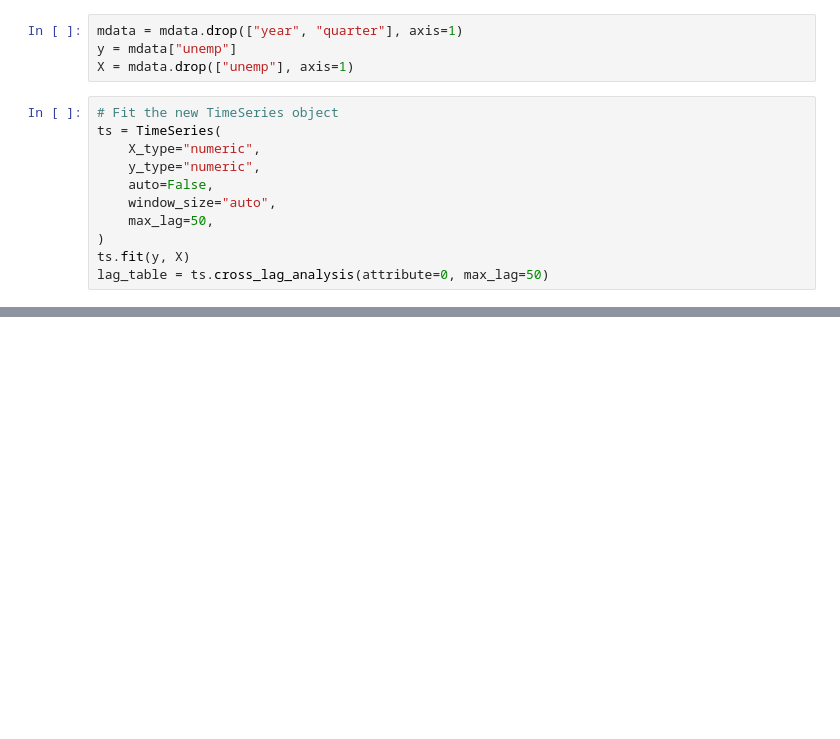
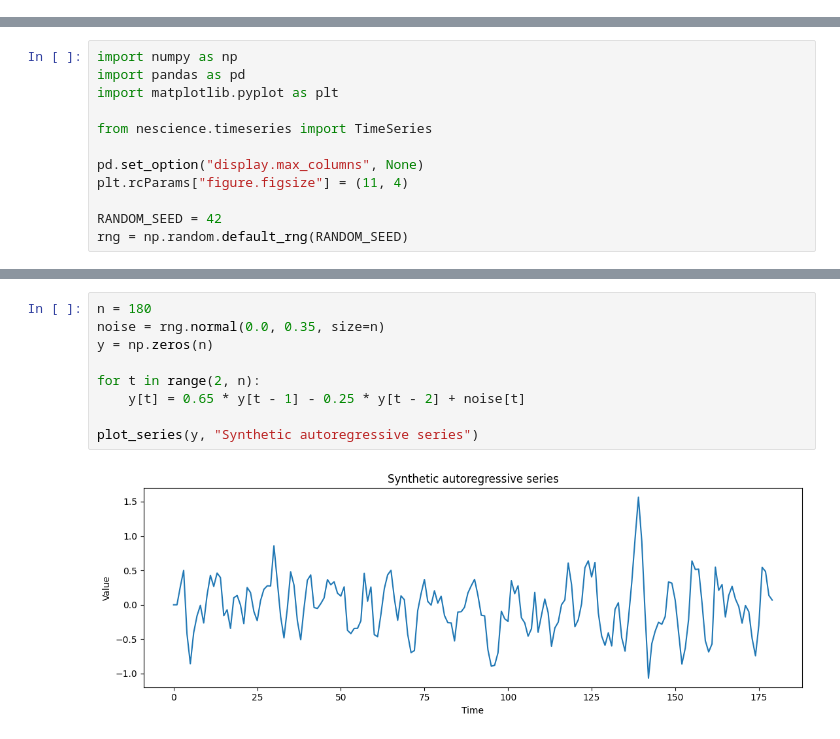
Before and after one commit to rleiva/mnplib, a Jupyter notebook: examples/TimeSeries.ipynb, the cells around one changed output, grey strips where cells are left out. Drawn from its saved outputs; the diff is of its cells as text; blank space fills up the shorter version.

```diff
--- a/examples/TimeSeries.ipynb
+++ b/examples/TimeSeries.ipynb
@@ -71,15 +0,0 @@ We want to identify which are the attributes that have a higher (temporal) predi
-# %%
-mdata = mdata.drop(["year", "quarter"], axis=1)
-y = mdata["unemp"]
-X = mdata.drop(["unemp"], axis=1)
-# %%
-# Fit the new TimeSeries object
-ts = TimeSeries(
-    X_type="numeric",
-    y_type="numeric",
-    auto=False,
-    window_size="auto",
-    max_lag=50,
-)
-ts.fit(y, X)
-lag_table = ts.cross_lag_analysis(attribute=0, max_lag=50)
@@ -232,0 +34,12 @@ Expected interpretation:
+# %%
+import numpy as np
+import pandas as pd
+import matplotlib.pyplot as plt
+
+from nescience.timeseries import TimeSeries
+
+pd.set_option("display.max_columns", None)
+plt.rcParams["figure.figsize"] = (11, 4)
+
+RANDOM_SEED = 42
+rng = np.random.default_rng(RANDOM_SEED)
@@ -232,0 +123,11 @@ Expected interpretation:
+# %%
+n = 180
+noise = rng.normal(0.0, 0.35, size=n)
+y = np.zeros(n)
+
+for t in range(2, n):
+    y[t] = 0.65 * y[t - 1] - 0.25 * y[t - 2] + noise[t]
+
+plot_series(y, "Synthetic autoregressive series")
+# %% [output]
+[figure, added]
```
Also changed, not shown: parts of 78 cells of this notebook, 15 other files.
